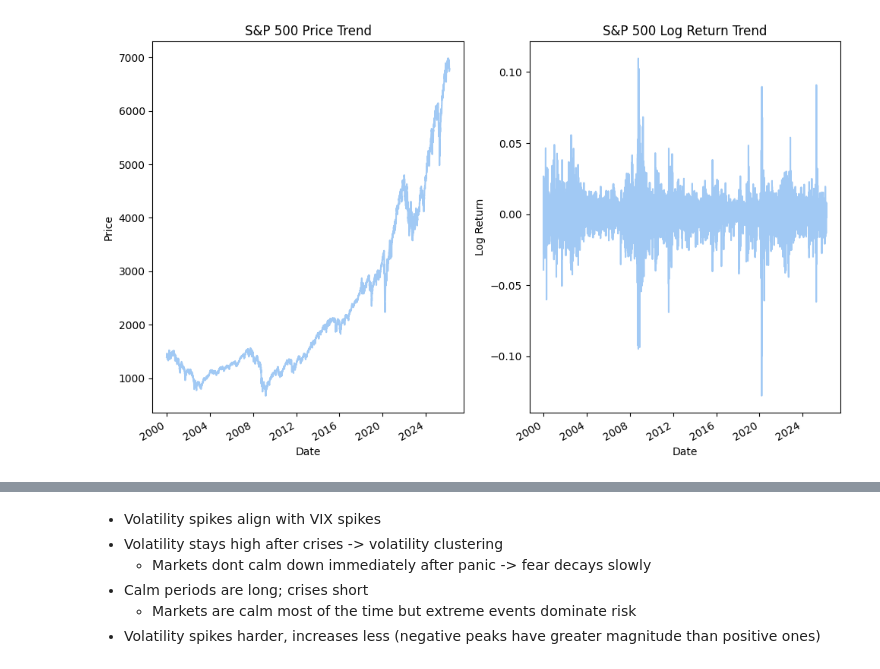
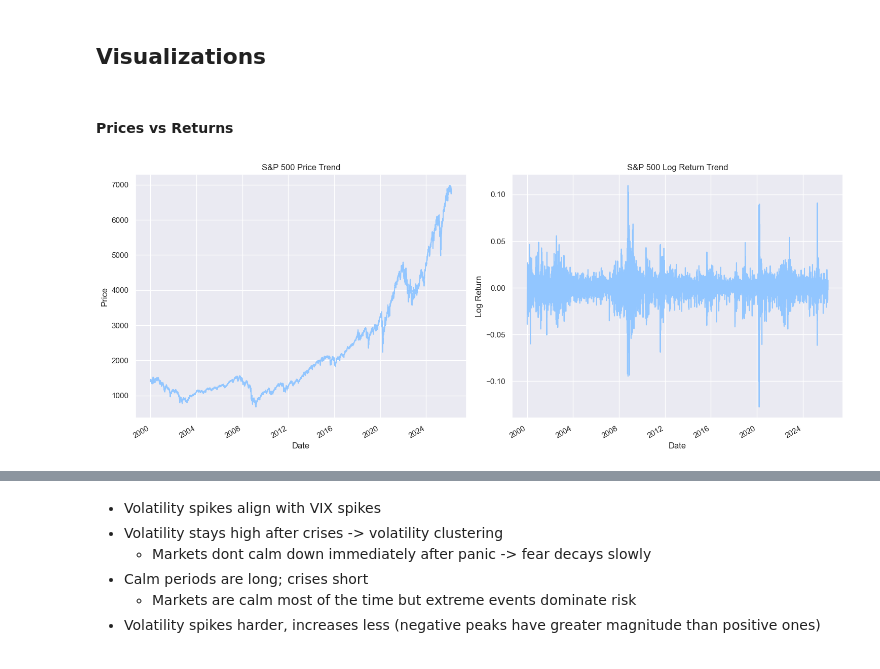
Before and after one commit to 1412richa/volatility-forecasting, a Jupyter notebook: notebooks/01_data_exploration.ipynb, the cells around one changed output, grey strips where cells are left out. Cells and saved outputs as stored; diff of their text form; code cells hidden in the pictures.

```diff
--- a/notebooks/01_data_exploration.ipynb
+++ b/notebooks/01_data_exploration.ipynb
@@ -7,12 +23,8 @@ from statsmodels.tsa.stattools import adfuller
 from volatility_forecasting.data.loader import download_price_data
 from volatility_forecasting.features.preprocessing import compute_log_returns
 # %%
-# Set seaborn color palette to pastel
-sns.set_palette("pastel")
+# Set color palette to pastel and plot size
+sns.set_theme(style="darkgrid")
+plt.style.use("seaborn-v0_8-pastel")
 
-# Set matplotlib style to pastel
-#plt.style.use("seaborn-pastel")
-
-# Apply grid in grey to all plots
-plt.rcParams["grid.color"] = "grey"
-plt.rcParams["grid.linestyle"] = "--"
+plt.rcParams["figure.figsize"] = (15, 6)
@@ -31,10 +56,14 @@ vix = compute_log_returns(vix)
+# %% [markdown]
+## Visualizations
+# %% [markdown]
+#### Prices vs Returns
 # %%
-fig, ax = plt.subplots(ncols=2, figsize=(10, 6))
+fig, ax = plt.subplots(ncols=2, figsize=(15, 6))
 
 # plot the price and log return trends for S&P 500
 sp500["price"].plot(ax=ax[0], title="S&P 500 Price Trend", ylabel="Price")
 sp500["log_return"].plot(ax=ax[1], title="S&P 500 Log Return Trend", ylabel="Log Return")
 
 plt.tight_layout()
 # %% [output]
-[figure, old version]
+[figure, new version]
```
Also changed, not shown: parts of 28 cells of this notebook, 1 other file.
